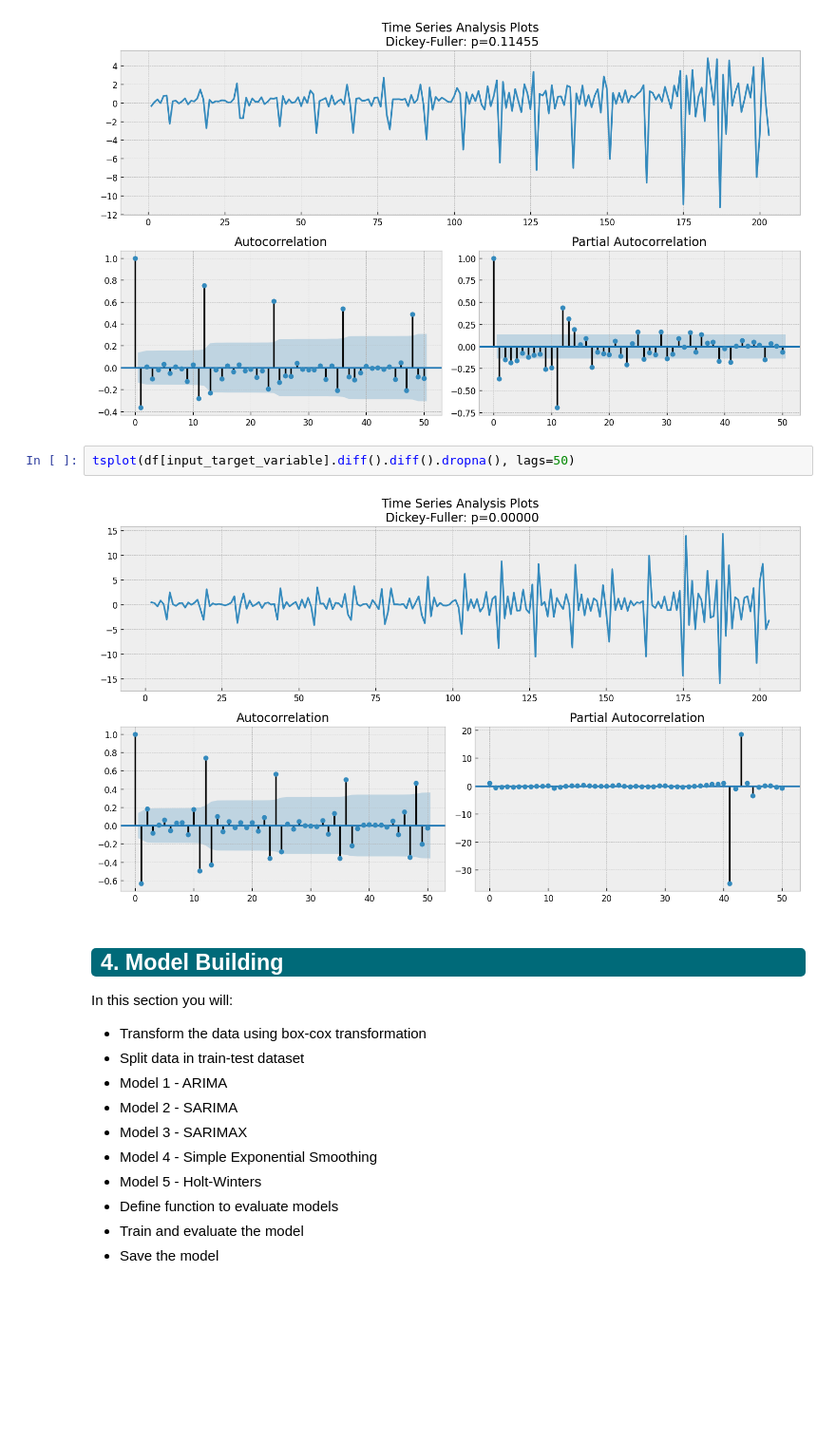
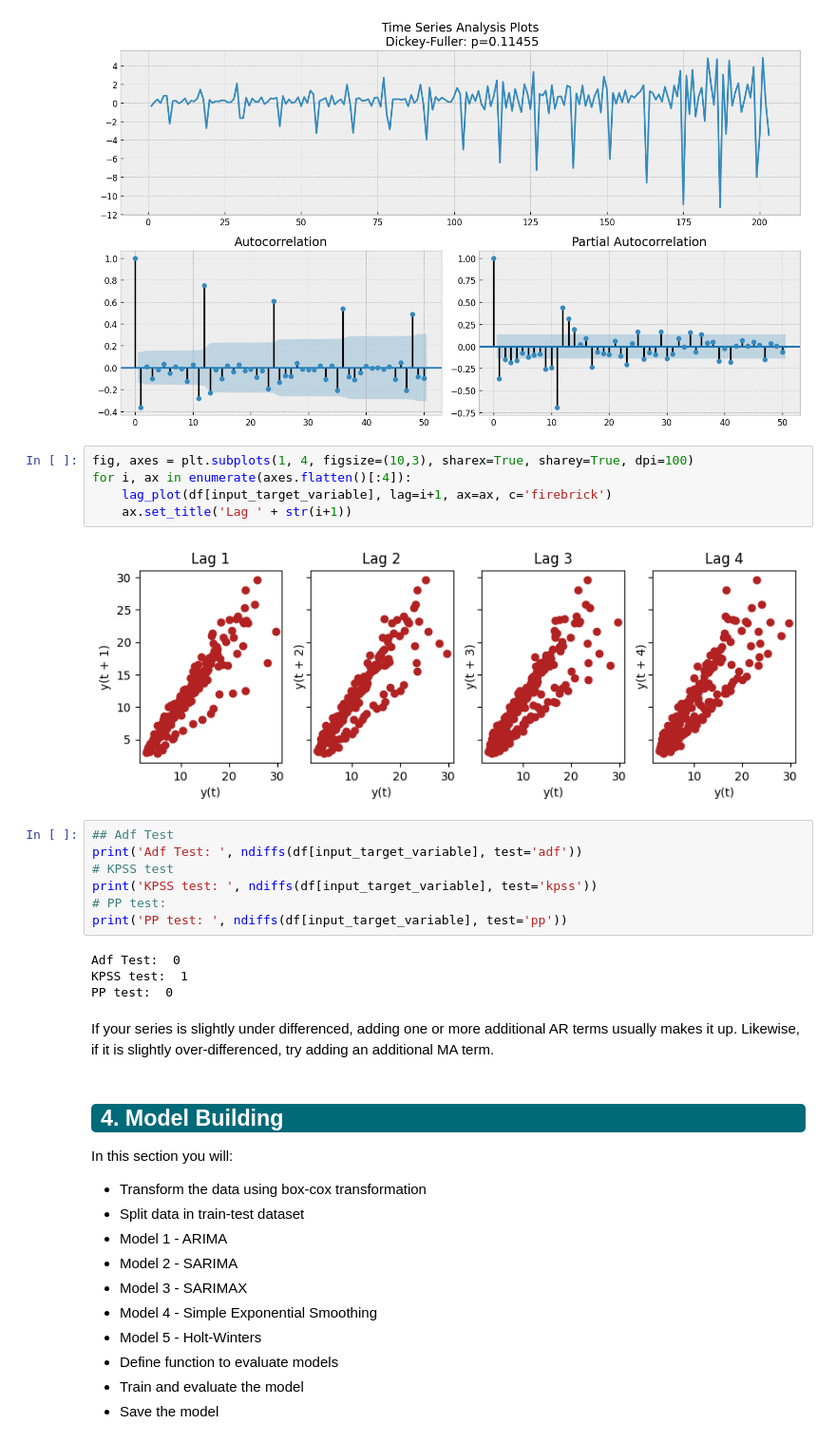
Before and after one commit to serzaraisk/time_series-template, a Jupyter notebook: TimeSeries_Project_Template.ipynb, the cells around one changed output. Shown at 95% size. Saved outputs shown, nothing was run; the diff lists cells and outputs as text; blank space fills up the shorter version.

```diff
--- a/TimeSeries_Project_Template.ipynb
+++ b/TimeSeries_Project_Template.ipynb
@@ -881,10 +932,26 @@ tsplot(df[input_target_variable], lags=50)
 tsplot(df[input_target_variable].diff().dropna(), lags=50)
 # %% [output]
 [figure]
-# %%
-tsplot(df[input_target_variable].diff().diff().dropna(), lags=50)
-# %% [output]
-[figure, removed]
+# %%
+fig, axes = plt.subplots(1, 4, figsize=(10,3), sharex=True, sharey=True, dpi=100)
+for i, ax in enumerate(axes.flatten()[:4]):
+    lag_plot(df[input_target_variable], lag=i+1, ax=ax, c='firebrick')
+    ax.set_title('Lag ' + str(i+1))
+# %% [output]
+[figure, added]
+# %%
+## Adf Test
+print('Adf Test: ', ndiffs(df[input_target_variable], test='adf'))
+# KPSS test
+print('KPSS test: ', ndiffs(df[input_target_variable], test='kpss'))
+# PP test:
+print('PP test: ', ndiffs(df[input_target_variable], test='pp'))
+# %% [output]
+Adf Test:  0
+KPSS test:  1
+PP test:  0
+# %% [markdown]
+If your series is slightly under differenced, adding one or more additional AR terms usually makes it up. Likewise, if it is slightly over-differenced, try adding an additional MA term.
 # %% [markdown]
 <div class="alert alert-info" style="background-color:#006a79; color:white; padding:0px 10px; border-radius:5px;"><h2 style='margin:10px 5px'>4. Model Building</h2>
 </div>
```
Also changed, not shown: parts of 23 cells of this notebook.
